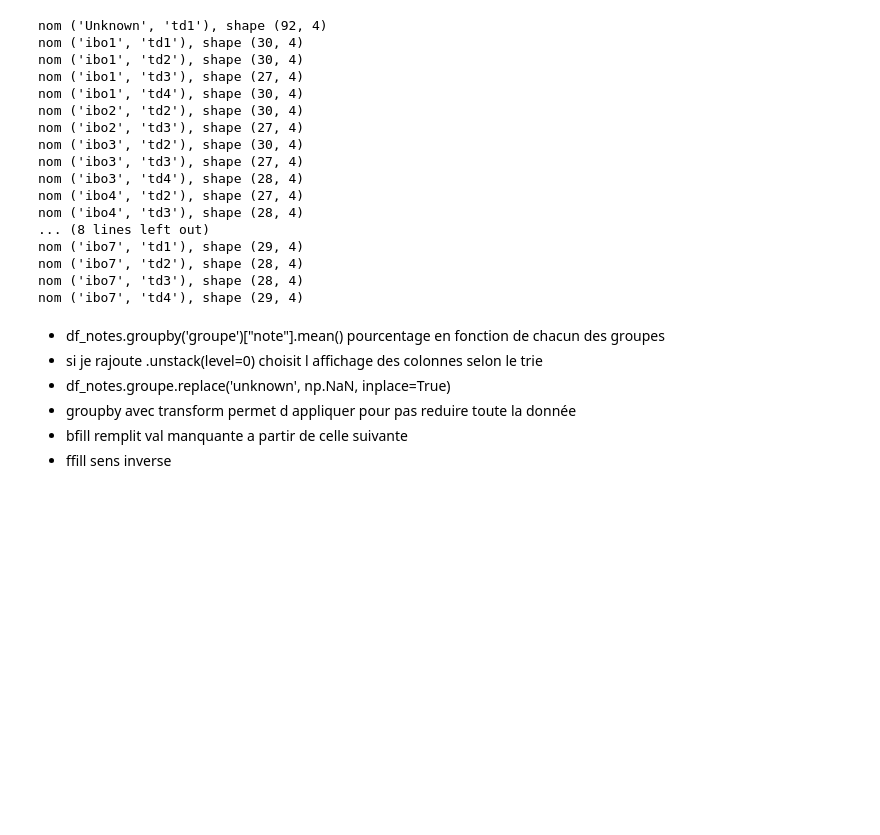
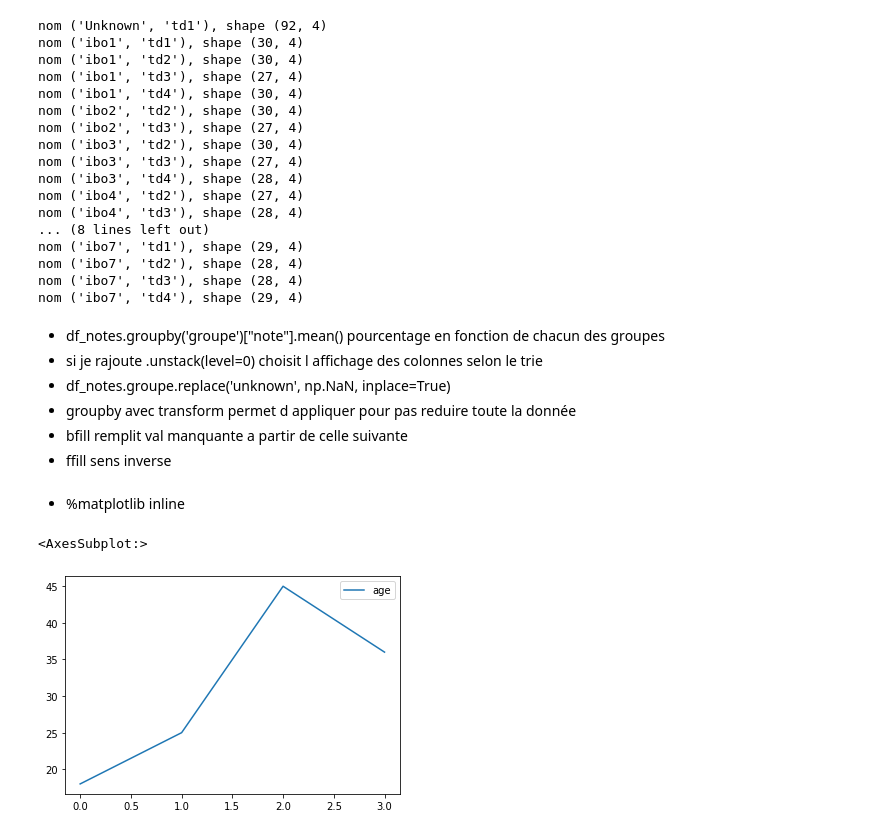
Before and after one commit to LucasLaurens/dataCollect, a Jupyter notebook: Panda.ipynb, the cells around one changed output. Saved outputs shown, nothing was run; the diff lists cells and outputs as text; code cells hidden in the pictures; blank space fills up the shorter version.

Commit message:
[Feat] plot exercices to get some graph

```diff
--- a/Panda.ipynb
+++ b/Panda.ipynb
@@ -528,0 +532,12 @@ nom ('ibo7', 'td4'), shape (29, 4)
+# %% [markdown]
+* %matplotlib inline
+# %%
+df = pd.DataFrame({
+                "age": pd.Series([18,25,45,36]),
+                "nom": pd.Series(["Julien", "Corentin", "Seb", "Lucas"])
+             })
+# %%
+df.plot()
+# %% [output]
+<AxesSubplot:>
+[figure, added]
```
Also changed, not shown: parts of 8 cells of this notebook.
